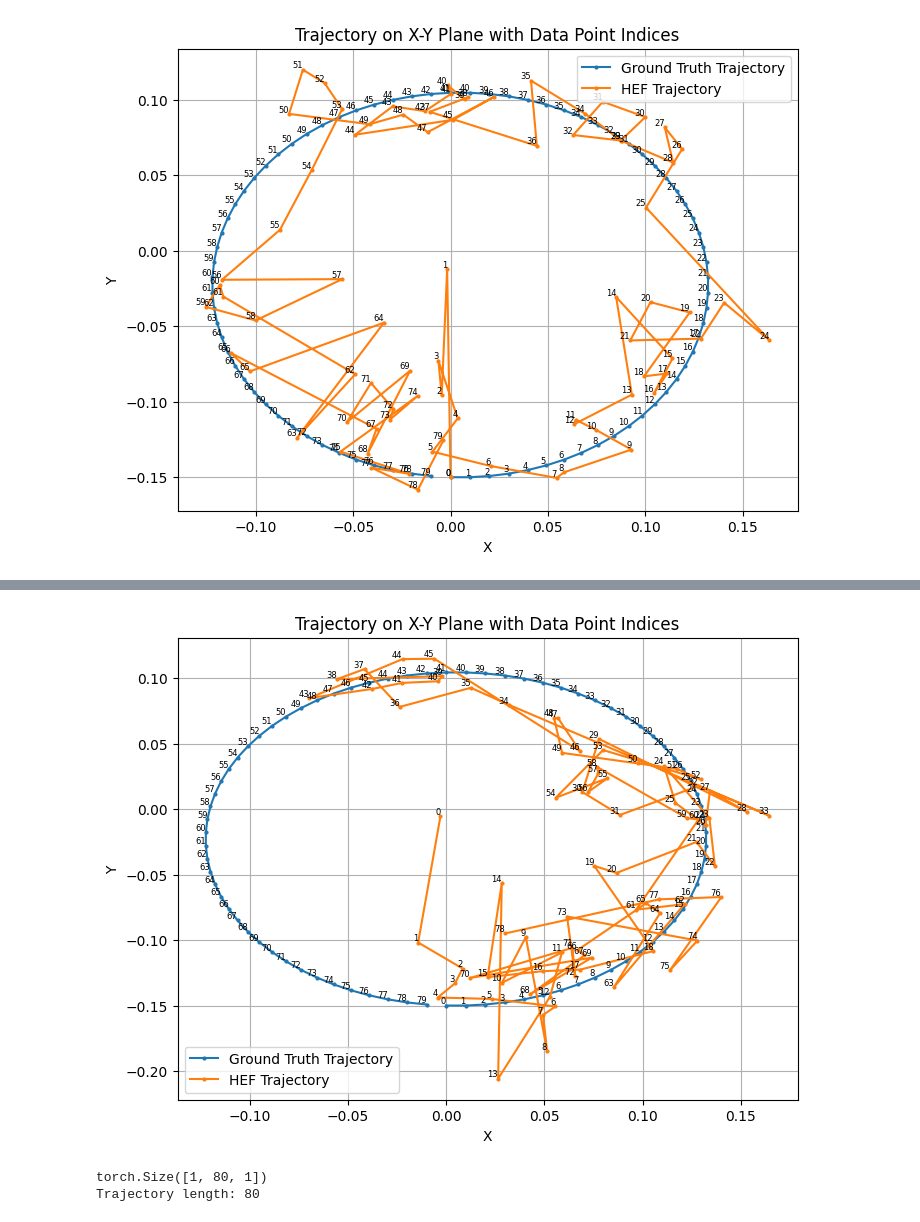
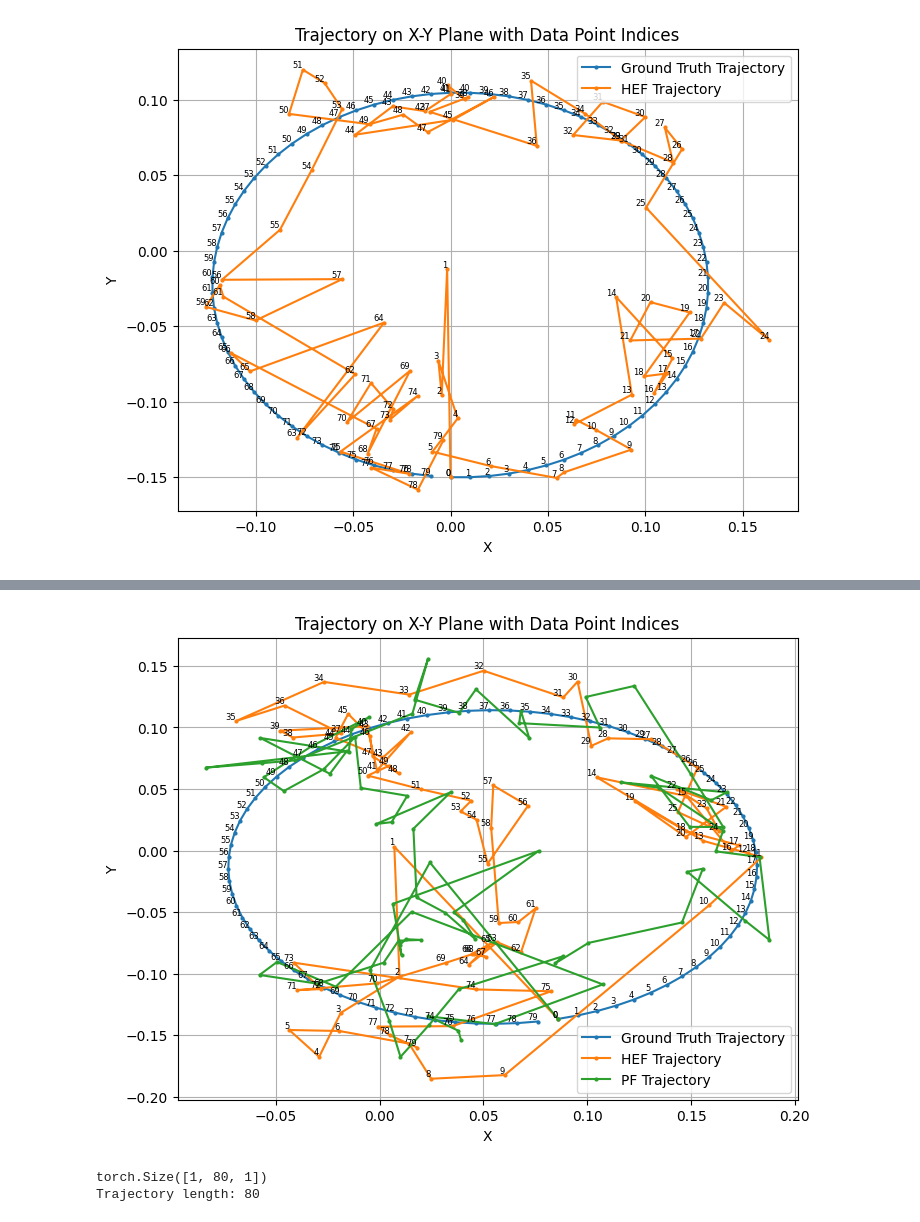
Before and after one commit to korra141/Diff-HEF, a Jupyter notebook: Untitled-2.ipynb, the cells around one changed output, grey strips where cells are left out. Saved outputs shown, nothing was run; the diff lists cells and outputs as text; code cells hidden in the pictures.

```diff
--- a/Untitled-2.ipynb
+++ b/Untitled-2.ipynb
@@ -554,7 +554,7 @@ plt.show()
 # %% [output]
 [figure]
 # %%
-data_path = "logs/SE2-Range-Simulator/20250528_180140_2013/trajectories_batch_0.json"
+data_path = "logs/SE2-Range-Simulator/20250604_131514_2013/trajectories_batch_0.json"
 with open(data_path, 'r') as file:
     data = json.load(file)
 data_gt = data["gt"]
@@ -564,42 +584,44 @@ data_ekf = data["pf"]
 import numpy as np
 import matplotlib.pyplot as plt
 
-trajectory = np.array(data_gt[0])  # Assuming data_gt is a list of lists
+index = 0
+
+trajectory = np.array(data_gt[index])  # Assuming data_gt is a list of lists
 x_coords = trajectory[:, 0]  # x-coordinates
 y_coords = trajectory[:, 1]  # y-coordinates
 
 
-trajectory_hef = np.array(data_hef[0])  # Assuming data_gt is a list of lists
+trajectory_hef = np.array(data_hef[index])  # Assuming data_gt is a list of lists
 x_coords_hef = trajectory_hef[:, 0]  # x-coordinates
 y_coords_hef = trajectory_hef[:, 1]  # y-coordinates
 
-trajectory_ekf = np.array(data_ekf[0])  # Assuming data_gt is a list of lists
+trajectory_ekf = np.array(data_ekf[index])  # Assuming data_gt is a list of lists
 x_coords_ekf = trajectory_ekf[:, 0]  # x-coordinates
 y_coords_ekf = trajectory_ekf[:, 1]  # y-coordinates
 
 plt.figure(figsize=(8, 6))
 plt.plot(x_coords, y_coords, label='Ground Truth Trajectory', marker='o', markersize=2)
 plt.plot(x_coords_hef, y_coords_hef, label='HEF Trajectory', marker='o', markersize=2)
-# plt.plot(x_coords_ekf, y_coords_ekf, label='PF Trajectory', marker='o', markersize=2)
+plt.plot(x_coords_ekf, y_coords_ekf, label='PF Trajectory', marker='o', markersize=2)
 
 # Annotate each point with its index
 for i, (x, y) in enumerate(zip(x_coords, y_coords)):
     plt.text(x, y, str(i), fontsize=6, ha='right', va='bottom')
 
 for i, (x, y) in enumerate(zip(x_coords_hef, y_coords_hef)):
     plt.text(x, y, str(i), fontsize=6, ha='right', va='bottom')
 
 # for i, (x, y) in enumerate(zip(x_coords_ekf, y_coords_ekf)):
 #     plt.text(x, y, str(i), fontsize=6, ha='right', va='bottom')
 
 plt.xlabel('X')
 plt.ylabel('Y')
 plt.title('Trajectory on X-Y Plane with Data Point Indices')
 plt.legend()
 plt.grid()
 plt.show()
 # %% [output]
-[figure, old version]
+[figure, new version]
 # %%
 # Check RMSE function
 from src.utils.metrics import rmse_se2
```
Also changed, not shown: parts of 6 cells of this notebook, 14 other files.
